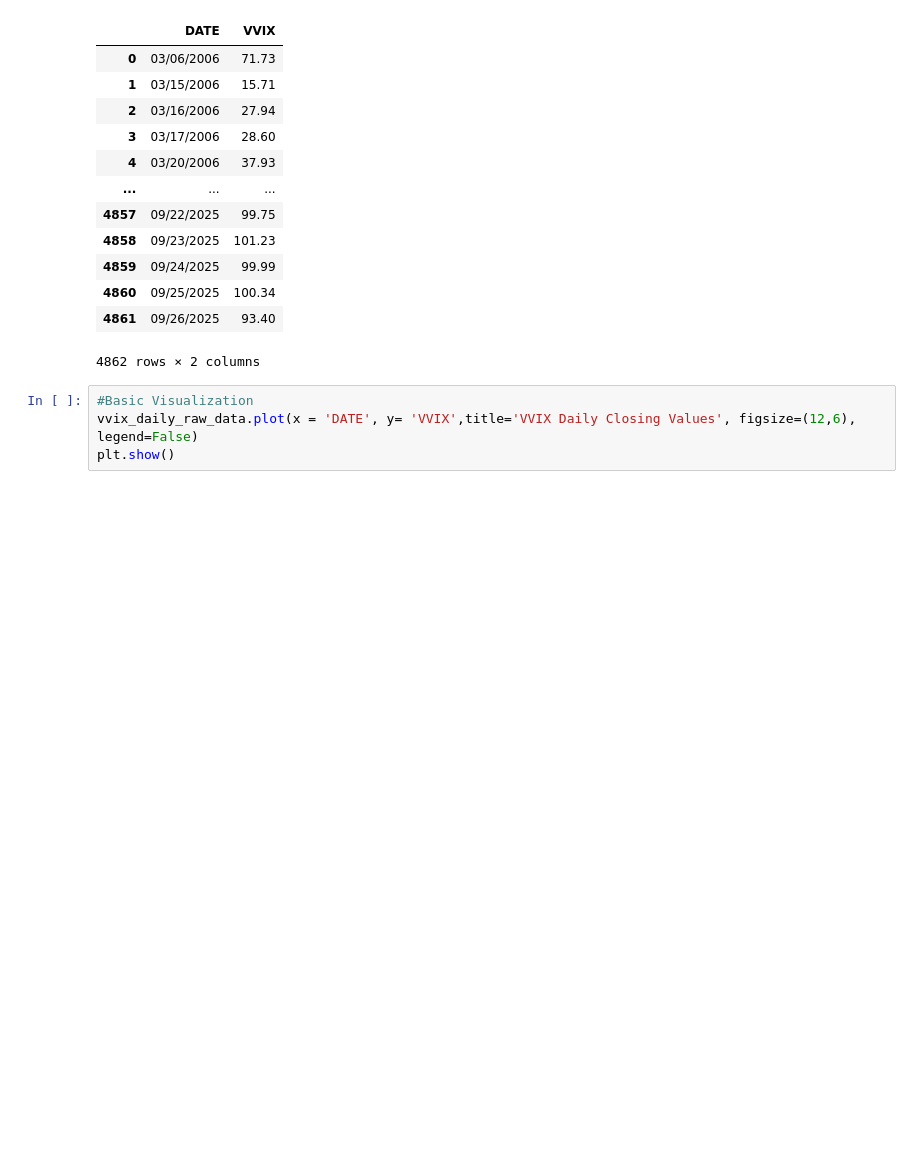
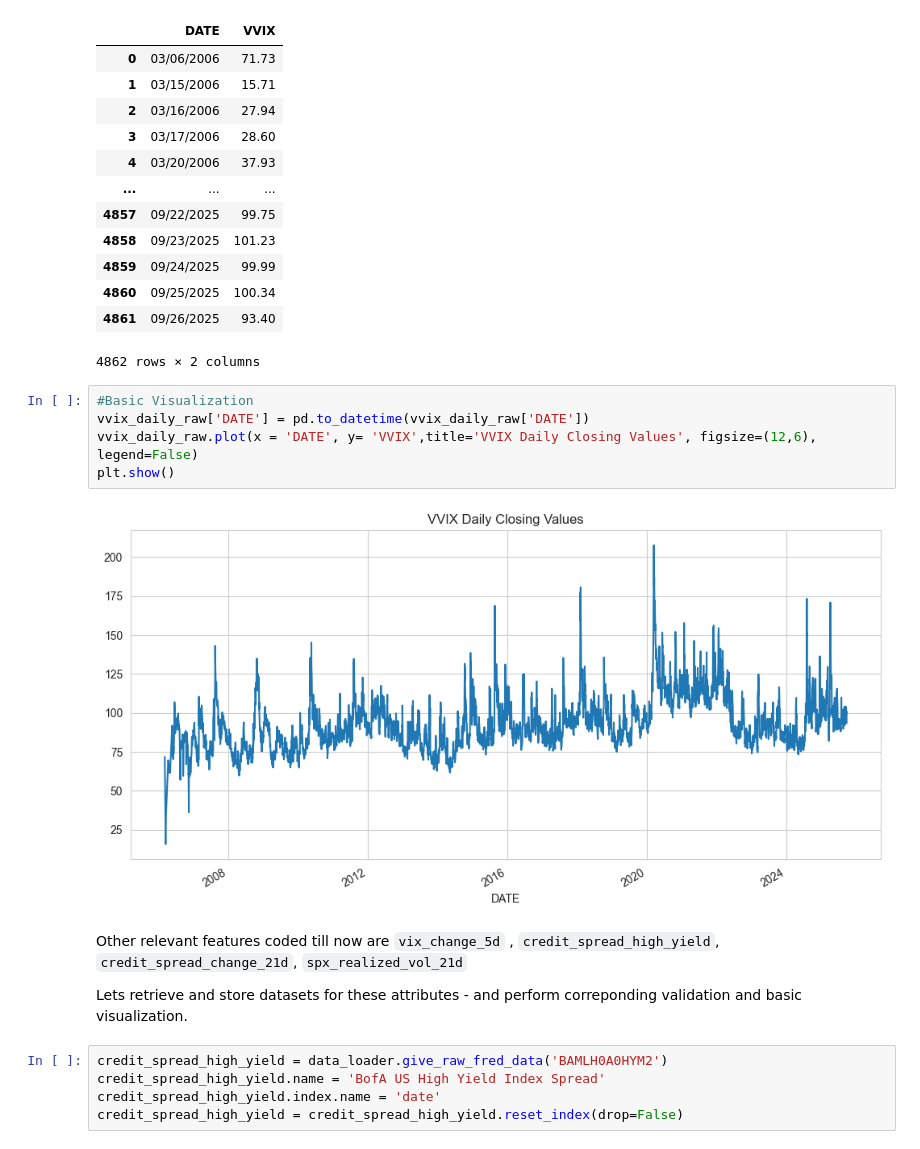
Before and after one commit to Pustak-007/ml_risk_overlay, a Jupyter notebook: Notebooks/01_Data_Acquisition_and_EDA.ipynb, the cells around one changed output. Drawn from its saved outputs; the diff is of its cells as text; blank space fills up the shorter version.

```diff
--- a/Notebooks/01_Data_Acquisition_and_EDA.ipynb
+++ b/Notebooks/01_Data_Acquisition_and_EDA.ipynb
@@ -126,5 +144,17 @@ vvix_daily_raw
 4862 rows × 2 columns
 # %%
 #Basic Visualization
-vvix_daily_raw_data.plot(x = 'DATE', y= 'VVIX',title='VVIX Daily Closing Values', figsize=(12,6), legend=False)
+vvix_daily_raw['DATE'] = pd.to_datetime(vvix_daily_raw['DATE'])
+vvix_daily_raw.plot(x = 'DATE', y= 'VVIX',title='VVIX Daily Closing Values', figsize=(12,6), legend=False)
 plt.show()
+# %% [output]
+[figure, added]
+# %% [markdown]
+Other relevant features coded till now are `vix_change_5d` , `credit_spread_high_yield`,   `credit_spread_change_21d`, `spx_realized_vol_21d`
+
+Lets retrieve and store datasets for these attributes - and perform correponding validation and basic visualization.
+# %%
+credit_spread_high_yield = data_loader.give_raw_fred_data('BAMLH0A0HYM2')
+credit_spread_high_yield.name = 'BofA US High Yield Index Spread'
+credit_spread_high_yield.index.name = 'date'
+credit_spread_high_yield = credit_spread_high_yield.reset_index(drop=False)
```
Also changed, not shown: parts of 21 cells of this notebook.
